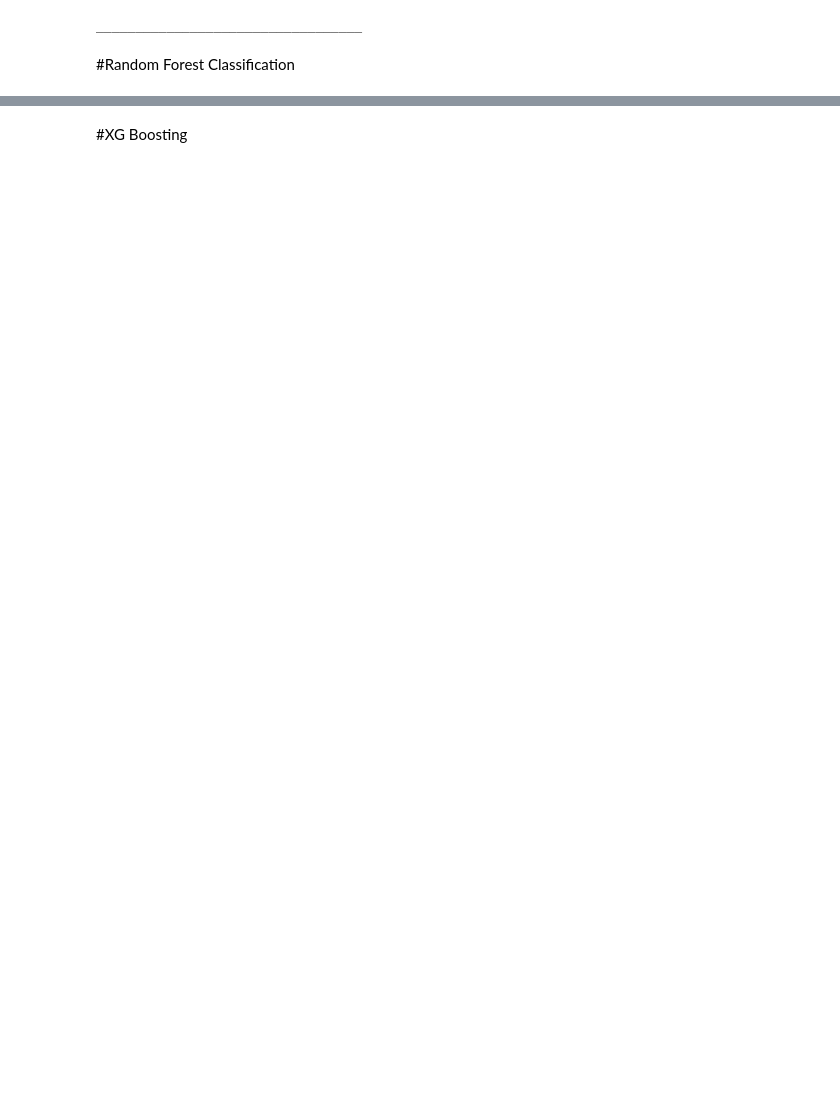
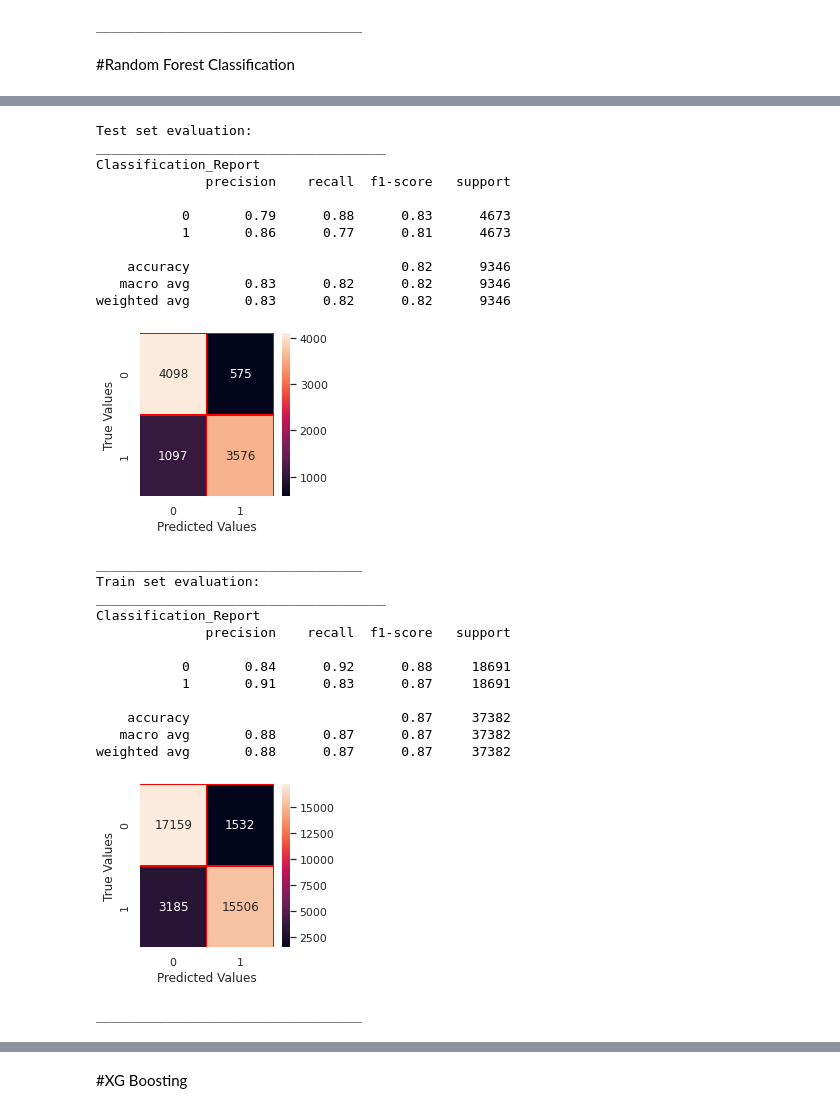
Before and after one commit to DeepakKumarSingh003/Credit_card_Defaulters., a Jupyter notebook: Credit_Card_Default_Prediction_Capstone_Project.ipynb, the cells around one changed output, grey strips where cells are left out. Drawn from its saved outputs; the diff is of its cells as text; code cells hidden in the pictures; blank space fills up the shorter version.

Commit message:
Hyper Parameter tuning.

```diff
--- a/Credit_Card_Default_Prediction_Capstone_Project.ipynb
+++ b/Credit_Card_Default_Prediction_Capstone_Project.ipynb
@@ -937,0 +895,42 @@ print ('Best Parameters: ', rf_random.best_params_)
+# %%
+rfc_hyper = RandomForestClassifier(n_estimators = 500, min_samples_leaf = 5,max_samples=0.5, max_features = "auto", max_depth= 20, bootstrap=True)
+rfc_hyper.fit( X_train, y_train)
+
+y_pred_rfc_hyper = rfc_hyper.predict(X_test)
+y_train_pred_rfc_hyper = rfc_hyper.predict(X_train)
+
+#getting all scores for Random Forest Classifier
+print('Test set evaluation:\n_____________________________________')
+print_evaluate(y_test, y_pred_rfc_hyper)
+print('Train set evaluation:\n_____________________________________')
+print_evaluate(y_train, y_train_pred_rfc_hyper)
+
+method_names.append("RFclassi_HyperTune")
+method_scores.append(rfc_hyper.score(X_test,y_test))
+# %% [output]
+Test set evaluation:
+_____________________________________
+Classification_Report
+              precision    recall  f1-score   support
+
+           0       0.79      0.88      0.83      4673
+           1       0.86      0.77      0.81      4673
+
+    accuracy                           0.82      9346
+   macro avg       0.83      0.82      0.82      9346
+weighted avg       0.83      0.82      0.82      9346
+[figure, added]
+__________________________________
+Train set evaluation:
+_____________________________________
+Classification_Report
+              precision    recall  f1-score   support
+
+           0       0.84      0.92      0.88     18691
+           1       0.91      0.83      0.87     18691
+
+    accuracy                           0.87     37382
+   macro avg       0.88      0.87      0.87     37382
+weighted avg       0.88      0.87      0.87     37382
+[figure, added]
+__________________________________
```
Also changed, not shown: parts of 42 cells of this notebook.
